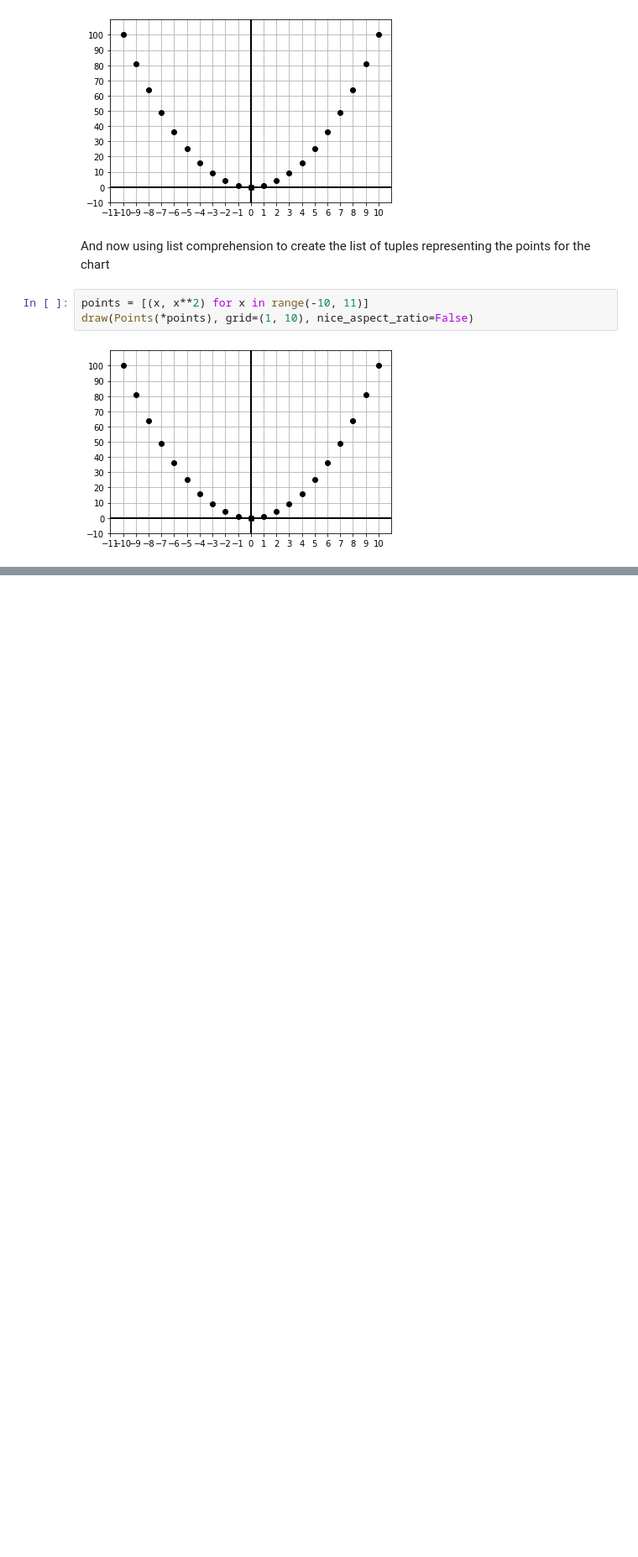
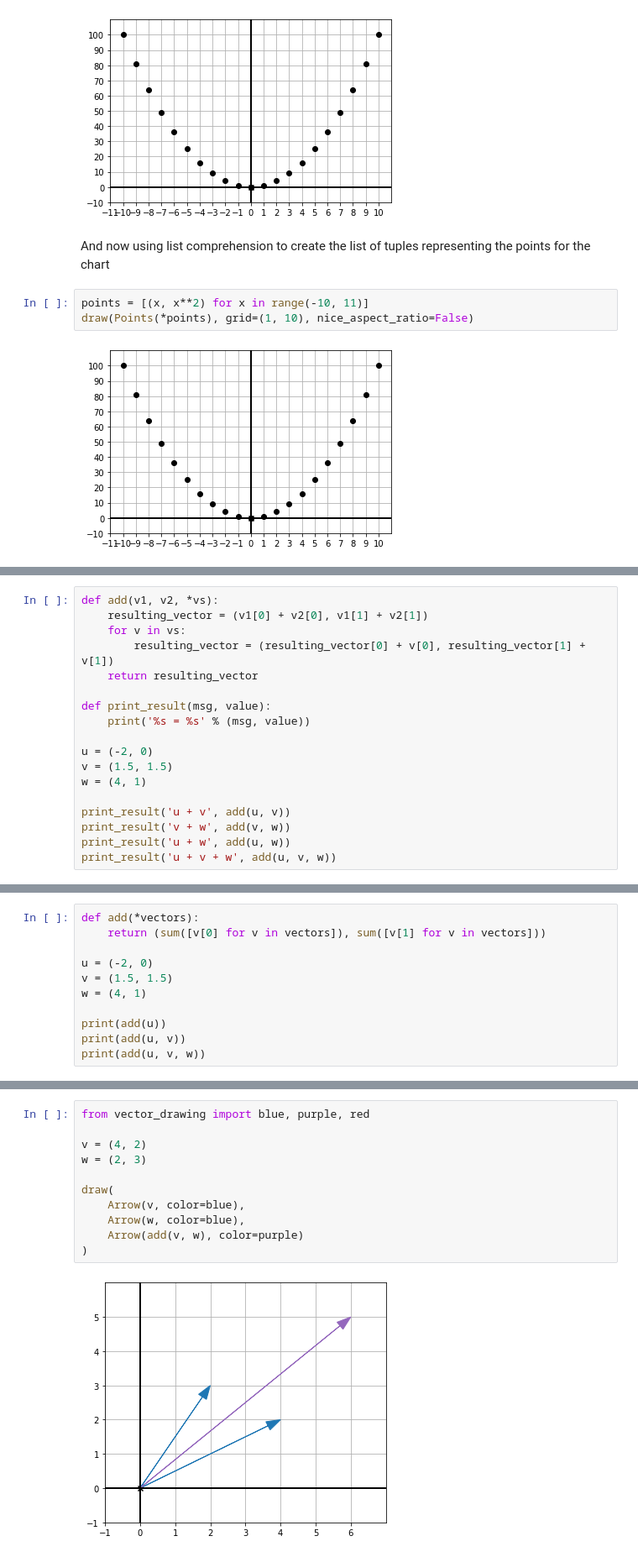
Before and after one commit to sergiofgonzalez/math-workbench, a Jupyter notebook: 01-vectors-in-the-2d-plane/e01-vector-exercises/vector-exercises.ipynb, the cells around one changed output, grey strips where cells are left out. Shown at 84% size. Drawn from its saved outputs; the diff is of its cells as text; blank space fills up the shorter version.

```diff
--- a/01-vectors-in-the-2d-plane/e01-vector-exercises/vector-exercises.ipynb
+++ b/01-vectors-in-the-2d-plane/e01-vector-exercises/vector-exercises.ipynb
@@ -73,0 +85,18 @@ draw(Points(*points), grid=(1, 10), nice_aspect_ratio=False)
+# %%
+def add(v1, v2, *vs):
+    resulting_vector = (v1[0] + v2[0], v1[1] + v2[1])
+    for v in vs:
+        resulting_vector = (resulting_vector[0] + v[0], resulting_vector[1] + v[1])
+    return resulting_vector
+
+def print_result(msg, value):
+    print('%s = %s' % (msg, value))
+
+u = (-2, 0)
+v = (1.5, 1.5)
+w = (4, 1)
+
+print_result('u + v', add(u, v))
+print_result('v + w', add(v, w))
+print_result('u + w', add(u, w))
+print_result('u + v + w', add(u, v, w))
@@ -73,0 +130,11 @@ draw(Points(*points), grid=(1, 10), nice_aspect_ratio=False)
+# %%
+def add(*vectors):
+    return (sum([v[0] for v in vectors]), sum([v[1] for v in vectors]))
+
+u = (-2, 0)
+v = (1.5, 1.5)
+w = (4, 1)
+
+print(add(u))
+print(add(u, v))
+print(add(u, v, w))
@@ -73,0 +191,13 @@ draw(Points(*points), grid=(1, 10), nice_aspect_ratio=False)
+# %%
+from vector_drawing import blue, purple, red
+
+v = (4, 2)
+w = (2, 3)
+
+draw(
+    Arrow(v, color=blue),
+    Arrow(w, color=blue),
+    Arrow(add(v, w), color=purple)
+)
+# %% [output]
+[figure, added]
```
Also changed, not shown: parts of 33 cells of this notebook.
